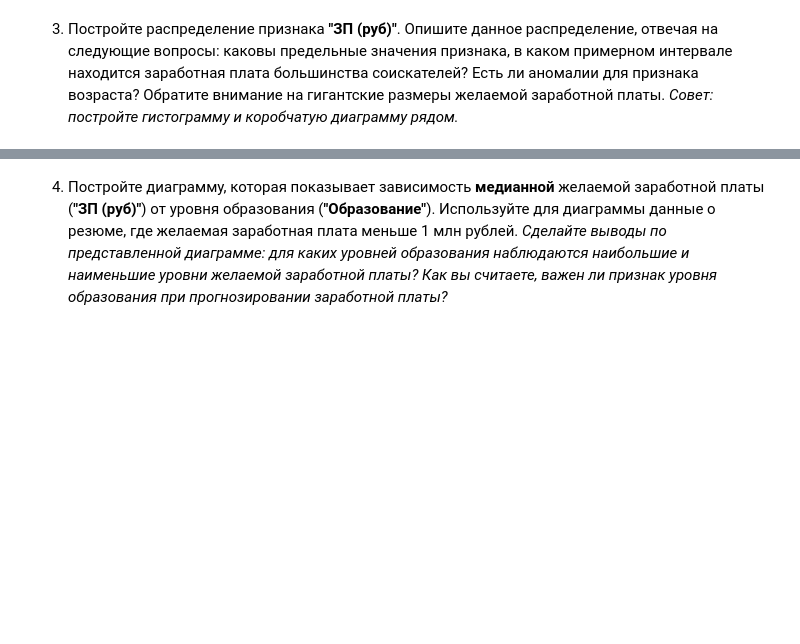
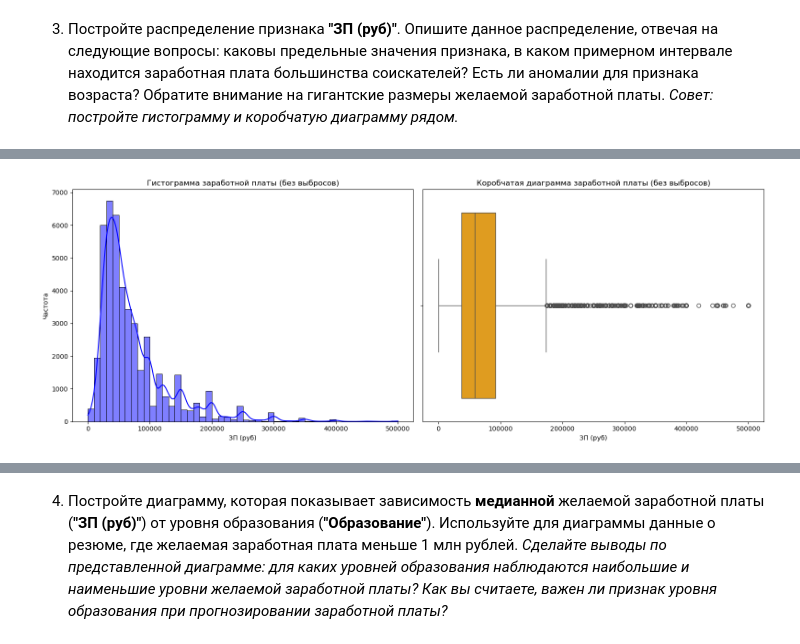
Before and after one commit to Seegment/mipt, a Jupyter notebook: Домашнее задание5.ipynb, the cells around one changed output, grey strips where cells are left out. Saved outputs shown, nothing was run; the diff lists cells and outputs as text; code cells hidden in the pictures; blank space fills up the shorter version.

```diff
--- a/Домашнее задание5.ipynb
+++ b/Домашнее задание5.ipynb
@@ -683 +806,26 @@ Index: []
+# %%
+# Убираем значения выше заданного порога
+threshold = 500000  # Установите подходящий порог
+df_trimmed = df[df['ЗП (руб)'] <= threshold]
+
+# Построение графиков
+plt.figure(figsize=(16, 6))
+
+# Гистограмма
+plt.subplot(1, 2, 1)
+sns.histplot(df_trimmed['ЗП (руб)'], bins=50, kde=True, color='blue')
+plt.title('Гистограмма заработной платы (без выбросов)')
+plt.xlabel('ЗП (руб)')
+plt.ylabel('Частота')
+
+# Коробчатая диаграмма
+plt.subplot(1, 2, 2)
+sns.boxplot(x=df_trimmed['ЗП (руб)'], color='orange')
+plt.title('Коробчатая диаграмма заработной платы (без выбросов)')
+plt.xlabel('ЗП (руб)')
+
+plt.tight_layout()
+plt.show()
+# %% [output]
+[figure, added]
 # %% [markdown]
```
Also changed, not shown: parts of 24 cells of this notebook.
